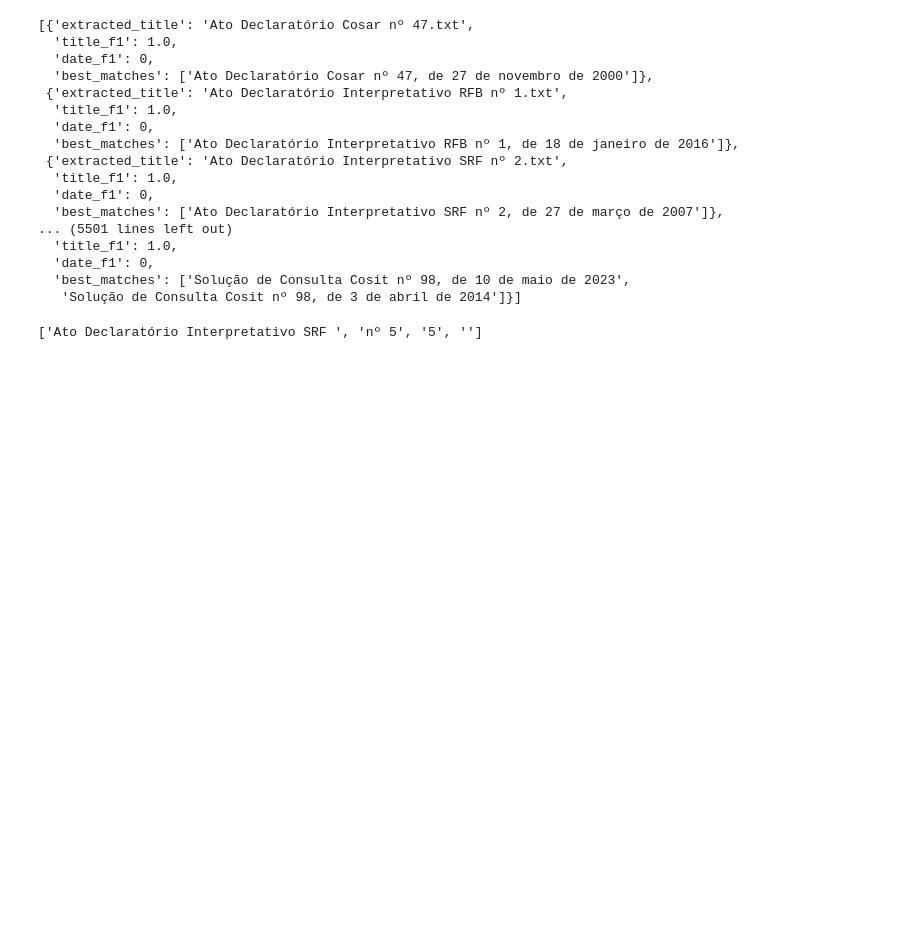
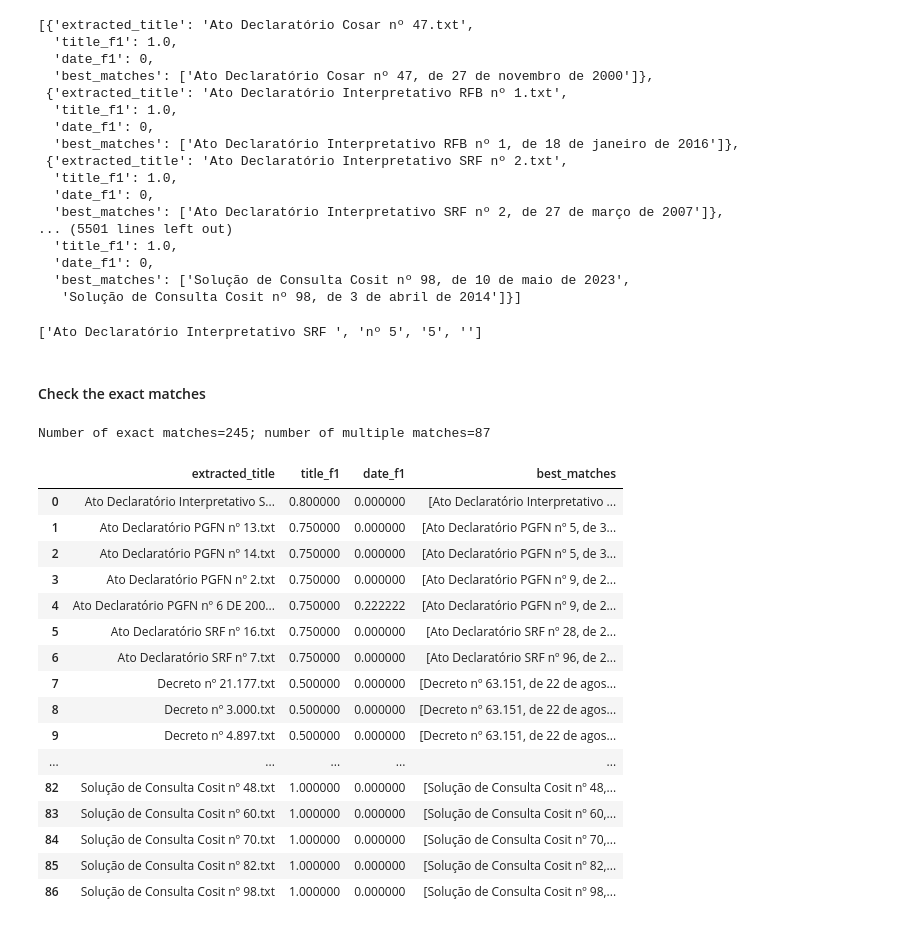
Before and after one commit to eduseiti/legal_datasets, a Jupyter notebook: documents_new_normalization.ipynb, the cells around one changed output. Cells and saved outputs as stored; diff of their text form; code cells hidden in the pictures; blank space fills up the shorter version.

Commit message:
Exploring the match results

```diff
--- a/documents_new_normalization.ipynb
+++ b/documents_new_normalization.ipynb
@@ -315,3 +315,18 @@ extracted_documents_parts[4]
 # %%
 with open(DATA_PATH + "extracted_document_matches_20250210.pkl", "wb") as output_file:
     pickle.dump(extracted_documents_parts, output_file, pickle.HIGHEST_PROTOCOL)
+# %% [markdown]
+#### Check the exact matches
+# %%
+exact_matches = []
+multiple_matches = []
+
+for doc_match in extracted_documents_matches:
+    if len(doc_match['best_matches']) == 1:
+        exact_matches.append(doc_match)
+    else:
+        multiple_matches.append(doc_match)
+# %%
+print(f"Number of exact matches={len(exact_matches)}; number of multiple matches={len(multiple_matches)}")
+# %% [output]
+Number of exact matches=245; number of multiple matches=87
@@ -317,0 +335,23 @@ with open(DATA_PATH + "extracted_document_matches_20250210.pkl", "wb") as output
+# %%
+pd.set_option("display.max_colwidth", None)
+pd.set_option("display.max_rows", 500)
+# %%
+pd.DataFrame(multiple_matches)
+# %% [output]
+|  | extracted_title | title_f1 | date_f1 | best_matches |
+| 0 | Ato Declaratório Interpretativo S... | 0.800000 | 0.000000 | [Ato Declaratório Interpretativo ... |
+| 1 | Ato Declaratório PGFN nº 13.txt | 0.750000 | 0.000000 | [Ato Declaratório PGFN nº 5, de 3... |
+| 2 | Ato Declaratório PGFN nº 14.txt | 0.750000 | 0.000000 | [Ato Declaratório PGFN nº 5, de 3... |
+| 3 | Ato Declaratório PGFN nº 2.txt | 0.750000 | 0.000000 | [Ato Declaratório PGFN nº 9, de 2... |
+| 4 | Ato Declaratório PGFN nº 6 DE 200... | 0.750000 | 0.222222 | [Ato Declaratório PGFN nº 9, de 2... |
+| 5 | Ato Declaratório SRF nº 16.txt | 0.750000 | 0.000000 | [Ato Declaratório SRF nº 28, de 2... |
+| 6 | Ato Declaratório SRF nº 7.txt | 0.750000 | 0.000000 | [Ato Declaratório SRF nº 96, de 2... |
+| 7 | Decreto nº 21.177.txt | 0.500000 | 0.000000 | [Decreto nº 63.151, de 22 de agos... |
+| 8 | Decreto nº 3.000.txt | 0.500000 | 0.000000 | [Decreto nº 63.151, de 22 de agos... |
+| 9 | Decreto nº 4.897.txt | 0.500000 | 0.000000 | [Decreto nº 63.151, de 22 de agos... |
+| ... | ... | ... | ... | ... |
+| 82 | Solução de Consulta Cosit nº 48.txt | 1.000000 | 0.000000 | [Solução de Consulta Cosit nº 48,... |
+| 83 | Solução de Consulta Cosit nº 60.txt | 1.000000 | 0.000000 | [Solução de Consulta Cosit nº 60,... |
+| 84 | Solução de Consulta Cosit nº 70.txt | 1.000000 | 0.000000 | [Solução de Consulta Cosit nº 70,... |
+| 85 | Solução de Consulta Cosit nº 82.txt | 1.000000 | 0.000000 | [Solução de Consulta Cosit nº 82,... |
+| 86 | Solução de Consulta Cosit nº 98.txt | 1.000000 | 0.000000 | [Solução de Consulta Cosit nº 98,... |
```
Also changed, not shown: parts of 2 cells of this notebook.
